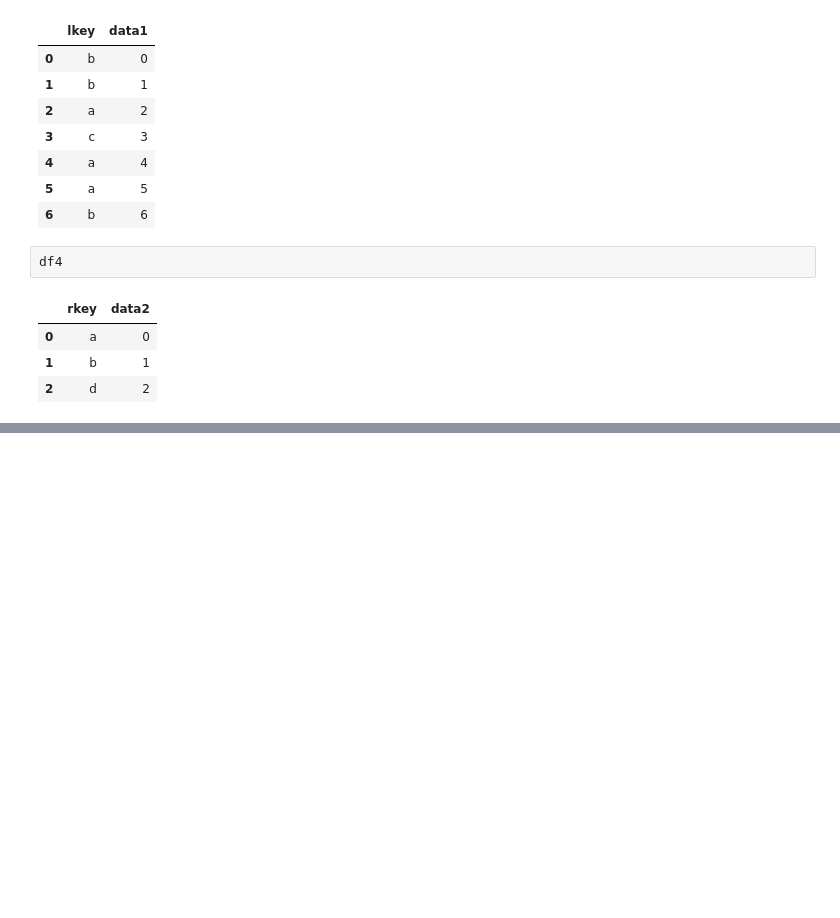
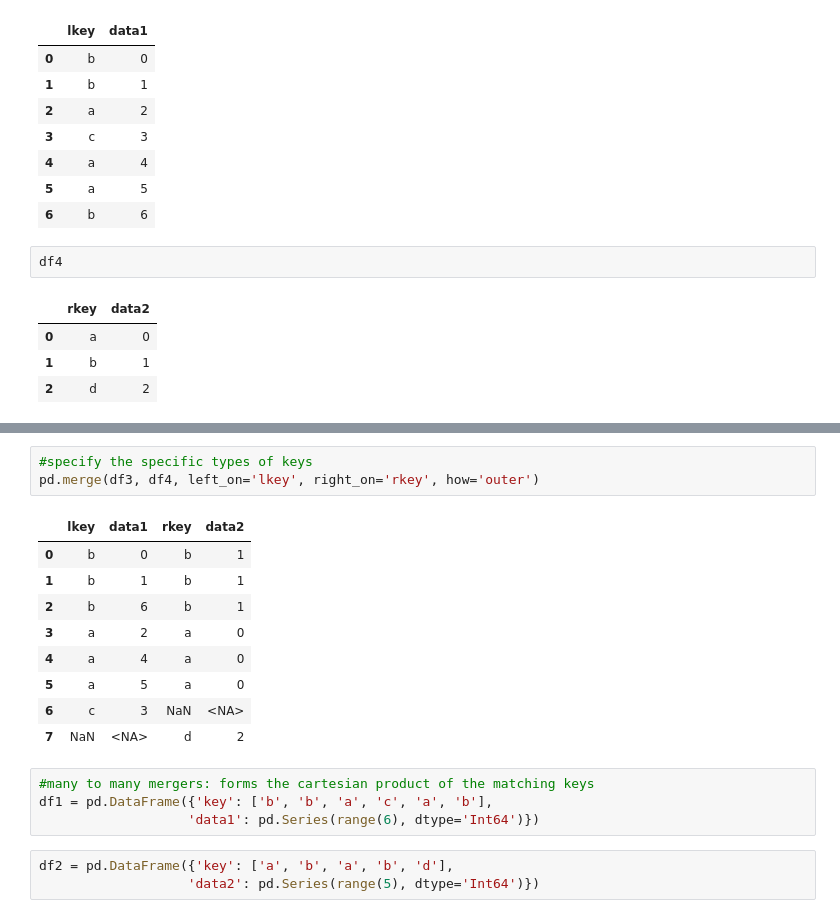
Before and after one commit to pythonscriptkiddie/pydata-book, a Jupyter notebook: ch8_combine_merge0.ipynb, the cells around one changed output, grey strips where cells are left out. Cells and saved outputs as stored; diff of their text form; blank space fills up the shorter version.

```diff
--- a/ch8_combine_merge0.ipynb
+++ b/ch8_combine_merge0.ipynb
@@ -90,0 +151,20 @@ MergeError: Must pass "right_on" OR "right_index".
+# %%
+#specify the specific types of keys
+pd.merge(df3, df4, left_on='lkey', right_on='rkey', how='outer')
+# %% [output]
+|  | lkey | data1 | rkey | data2 |
+| 0 | b | 0 | b | 1 |
+| 1 | b | 1 | b | 1 |
+| 2 | b | 6 | b | 1 |
+| 3 | a | 2 | a | 0 |
+| 4 | a | 4 | a | 0 |
+| 5 | a | 5 | a | 0 |
+| 6 | c | 3 | NaN | <NA> |
+| 7 | NaN | <NA> | d | 2 |
+# %%
+#many to many mergers: forms the cartesian product of the matching keys
+df1 = pd.DataFrame({'key': ['b', 'b', 'a', 'c', 'a', 'b'],
+                   'data1': pd.Series(range(6), dtype='Int64')})
+# %%
+df2 = pd.DataFrame({'key': ['a', 'b', 'a', 'b', 'd'],
+                   'data2': pd.Series(range(5), dtype='Int64')})
```
Also changed, not shown: parts of 33 cells of this notebook.
